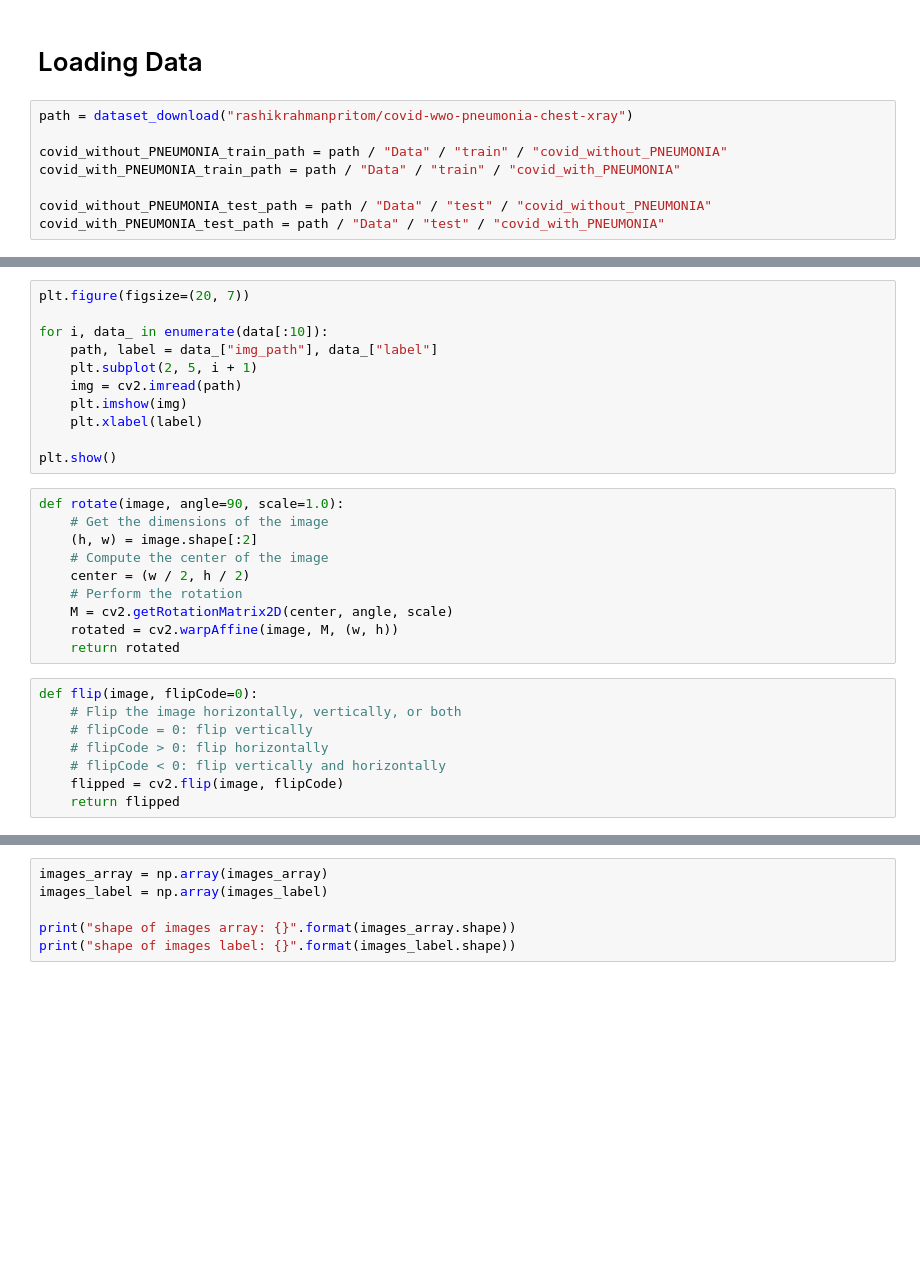
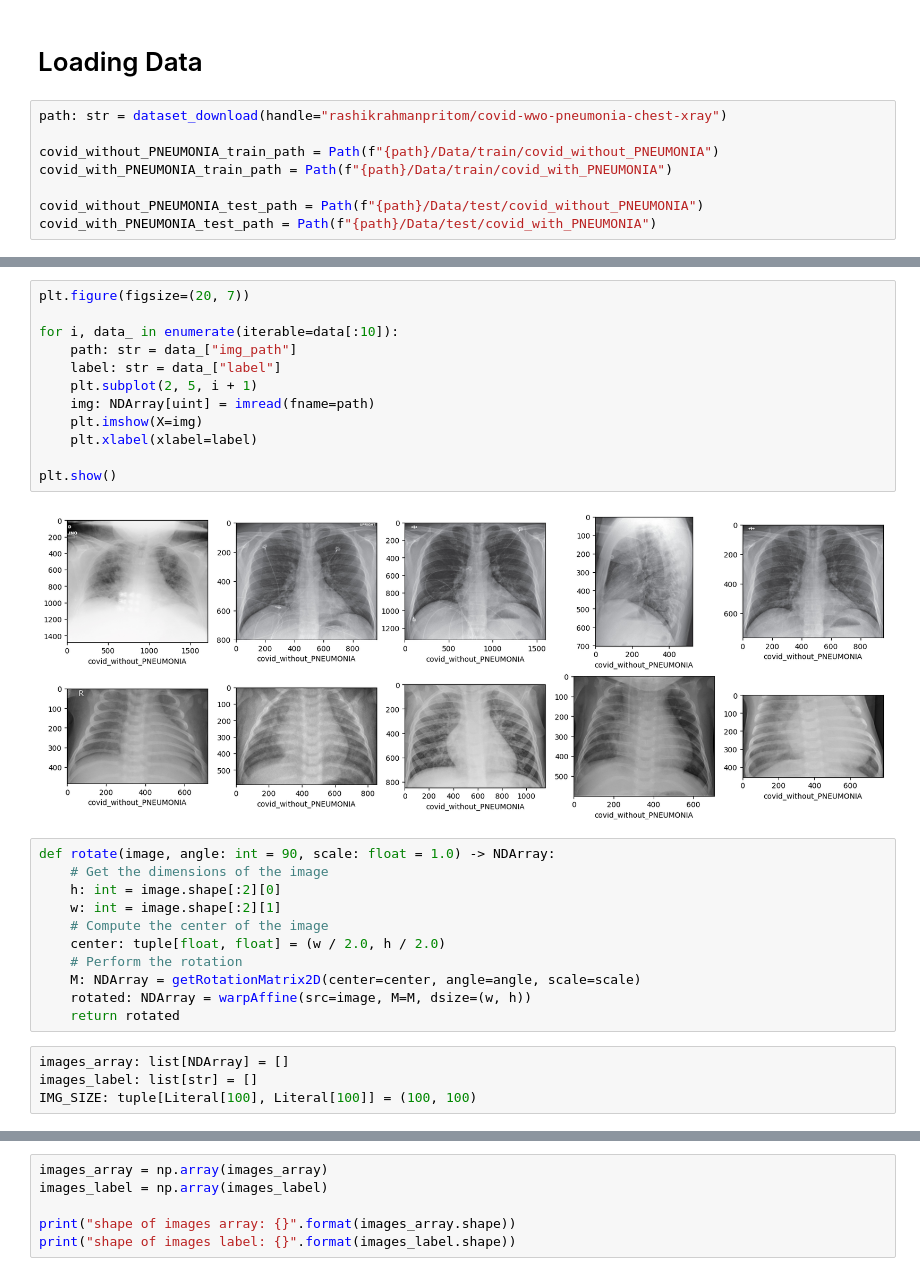
Before and after one commit to MH0386/my_ai_journey, a Jupyter notebook: machine-learning/logistic-regression-from-scratch.ipynb, the cells around one changed output, grey strips where cells are left out. Cells and saved outputs as stored; diff of their text form; blank space fills up the shorter version.

```diff
--- a/machine-learning/logistic-regression-from-scratch.ipynb
+++ b/machine-learning/logistic-regression-from-scratch.ipynb
@@ -19,11 +21,11 @@ from kagglehub import dataset_download
 # %% [markdown]
 # Loading Data
 # %%
-path = dataset_download("rashikrahmanpritom/covid-wwo-pneumonia-chest-xray")
+path: str = dataset_download(handle="rashikrahmanpritom/covid-wwo-pneumonia-chest-xray")
 
-covid_without_PNEUMONIA_train_path = path / "Data" / "train" / "covid_without_PNEUMONIA"
-covid_with_PNEUMONIA_train_path = path / "Data" / "train" / "covid_with_PNEUMONIA"
+covid_without_PNEUMONIA_train_path = Path(f"{path}/Data/train/covid_without_PNEUMONIA")
+covid_with_PNEUMONIA_train_path = Path(f"{path}/Data/train/covid_with_PNEUMONIA")
 
-covid_without_PNEUMONIA_test_path = path / "Data" / "test" / "covid_without_PNEUMONIA"
-covid_with_PNEUMONIA_test_path = path / "Data" / "test" / "covid_with_PNEUMONIA"
+covid_without_PNEUMONIA_test_path = Path(f"{path}/Data/test/covid_without_PNEUMONIA")
+covid_with_PNEUMONIA_test_path = Path(f"{path}/Data/test/covid_with_PNEUMONIA")
 # %%
@@ -67,30 +76,30 @@ plt.show()
 # %%
 plt.figure(figsize=(20, 7))
 
-for i, data_ in enumerate(data[:10]):
-    path, label = data_["img_path"], data_["label"]
+for i, data_ in enumerate(iterable=data[:10]):
+    path: str = data_["img_path"]
+    label: str = data_["label"]
     plt.subplot(2, 5, i + 1)
-    img = cv2.imread(path)
-    plt.imshow(img)
-    plt.xlabel(label)
+    img: NDArray[uint] = imread(fname=path)
+    plt.imshow(X=img)
+    plt.xlabel(xlabel=label)
 
 plt.show()
+# %% [output]
+[figure, added]
 # %%
-def rotate(image, angle=90, scale=1.0):
+def rotate(image, angle: int = 90, scale: float = 1.0) -> NDArray:
     # Get the dimensions of the image
-    (h, w) = image.shape[:2]
+    h: int = image.shape[:2][0]
+    w: int = image.shape[:2][1]
     # Compute the center of the image
-    center = (w / 2, h / 2)
+    center: tuple[float, float] = (w / 2.0, h / 2.0)
     # Perform the rotation
-    M = cv2.getRotationMatrix2D(center, angle, scale)
-    rotated = cv2.warpAffine(image, M, (w, h))
+    M: NDArray = getRotationMatrix2D(center=center, angle=angle, scale=scale)
+    rotated: NDArray = warpAffine(src=image, M=M, dsize=(w, h))
     return rotated
-# %%
-def flip(image, flipCode=0):
-    # Flip the image horizontally, vertically, or both
-    # flipCode = 0: flip vertically
-    # flipCode > 0: flip horizontally
-    # flipCode < 0: flip vertically and horizontally
-    flipped = cv2.flip(image, flipCode)
-    return flipped
+# %%
+images_array: list[NDArray] = []
+images_label: list[str] = []
+IMG_SIZE: tuple[Literal[100], Literal[100]] = (100, 100)
 # %%
```
Also changed, not shown: parts of 16 cells of this notebook, 2 other files.
